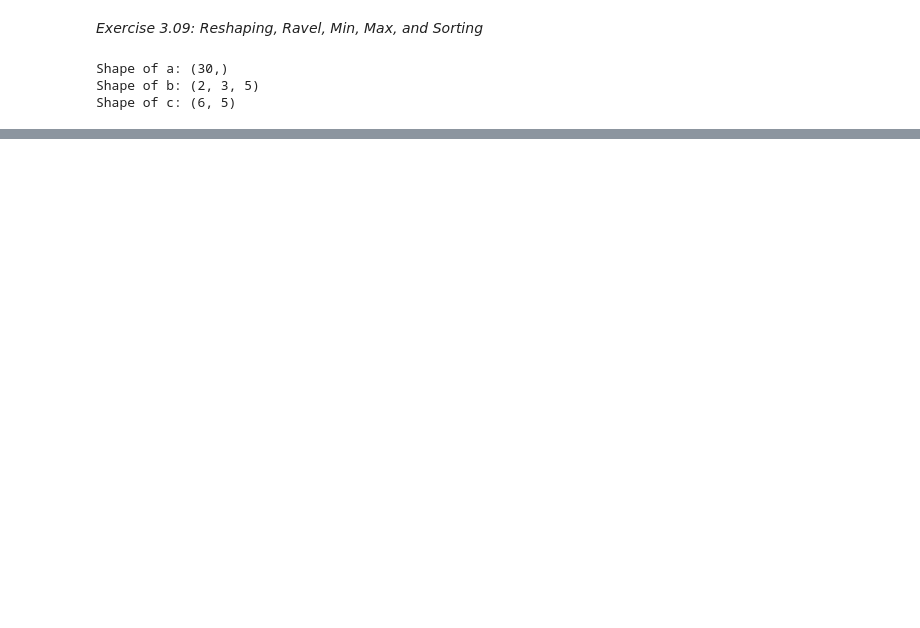
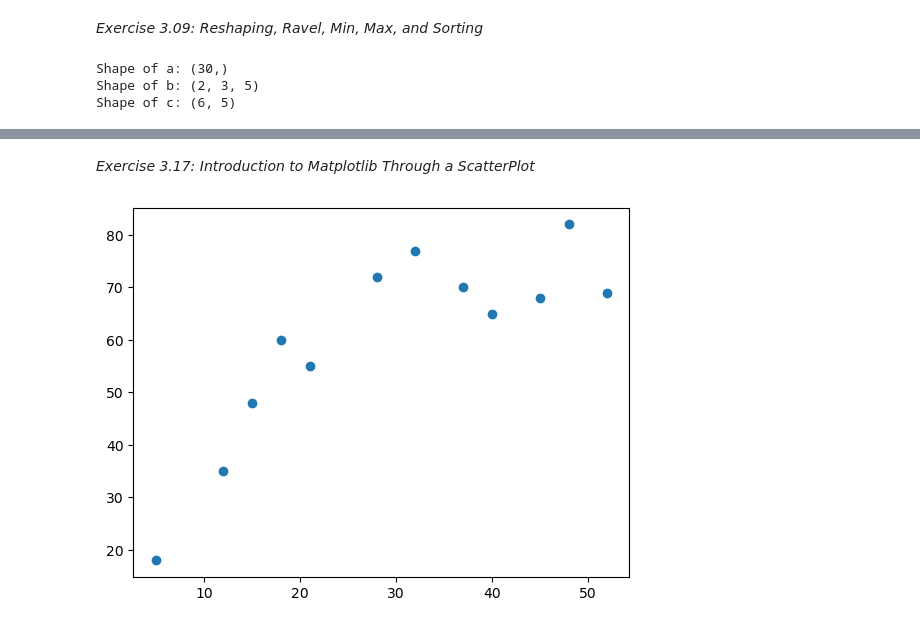
Before and after one commit to alkajae/The-Data-Wrangling-Workshop, a Jupyter notebook: Chapter03/JohnsonT302-2255-1Weeks3&4.ipynb, the cells around one changed output, grey strips where cells are left out. Drawn from its saved outputs; the diff is of its cells as text; code cells hidden in the pictures; blank space fills up the shorter version.

```diff
--- a/Chapter03/JohnsonT302-2255-1Weeks3&4.ipynb
+++ b/Chapter03/JohnsonT302-2255-1Weeks3&4.ipynb
@@ -391,0 +822,7 @@ print(b_flat)
+# %% [markdown]
+*Exercise 3.17: Introduction to Matplotlib Through a ScatterPlot*
+# %%
+people = ['Anna', 'Brandon', 'Chen', 'David', 'Emily', 'Farook', 'Gagan', 'Hamish', 'Imran', 'Joseph', 'Katherine', 'Lily']
+age = [21, 12, 32, 45, 37, 18, 28, 52, 5, 40, 48, 15]
+weight = [55, 35, 77, 68, 70, 60, 72, 69, 18, 65, 82, 48]
+height = [160, 135, 170, 165, 173, 168, 175, 159, 105, 171, 155, 158]
@@ -391,0 +831,5 @@ print(b_flat)
+# %%
+plt.scatter(age,weight)
+plt.show()
+# %% [output]
+[figure, added]
```
Also changed, not shown: parts of 200 cells of this notebook, 10 other files.
